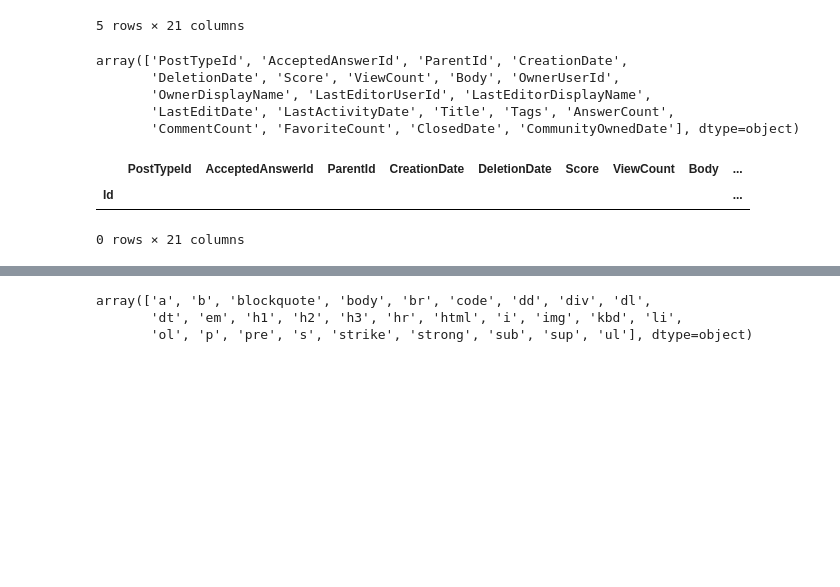
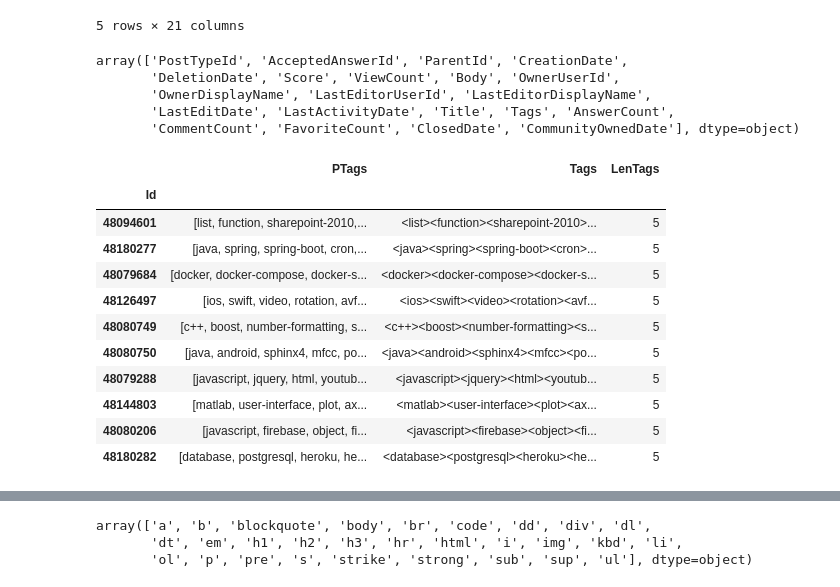
Before and after one commit to rudloffl/Tag-generator-Stackoverflow, a Jupyter notebook: Notebooks/A2 - posts exploration.ipynb, the cells around one changed output, grey strips where cells are left out. Drawn from its saved outputs; the diff is of its cells as text; code cells hidden in the pictures; blank space fills up the shorter version.

```diff
--- a/Notebooks/A2 - posts exploration.ipynb
+++ b/Notebooks/A2 - posts exploration.ipynb
@@ -33,18 +40,31 @@ postsdf.head()
 | 48046379 | 1 | NaN | NaN | 2018-01-01 00:00:32 | NaT | 0 | 390 | <p>I have a Django app with which... | ... |
 | 48046382 | 1 | NaN | NaN | 2018-01-01 00:00:52 | NaT | 0 | 44 | <p>I'm trying to implement hittes... | ... |
 5 rows × 21 columns
-# %%
-postsdf.columns.values
-# %% [output]
-array(['PostTypeId', 'AcceptedAnswerId', 'ParentId', 'CreationDate',
-       'DeletionDate', 'Score', 'ViewCount', 'Body', 'OwnerUserId',
-       'OwnerDisplayName', 'LastEditorUserId', 'LastEditorDisplayName',
-       'LastEditDate', 'LastActivityDate', 'Title', 'Tags', 'AnswerCount',
-       'CommentCount', 'FavoriteCount', 'ClosedDate', 'CommunityOwnedDate'], dtype=object)
-# %%
-postsdf[postsdf['PostTypeId'] !=1]
-# %% [output]
-|  | PostTypeId | AcceptedAnswerId | ParentId | CreationDate | DeletionDate | Score | ViewCount | Body | ... |
-| Id |  |  |  |  |  |  |  |  | ... |
-0 rows × 21 columns
+# %%
+#List of columns availabale
+postsdf.columns.values
+# %% [output]
+array(['PostTypeId', 'AcceptedAnswerId', 'ParentId', 'CreationDate',
+       'DeletionDate', 'Score', 'ViewCount', 'Body', 'OwnerUserId',
+       'OwnerDisplayName', 'LastEditorUserId', 'LastEditorDisplayName',
+       'LastEditDate', 'LastActivityDate', 'Title', 'Tags', 'AnswerCount',
+       'CommentCount', 'FavoriteCount', 'ClosedDate', 'CommunityOwnedDate'], dtype=object)
+# %%
+#Tags parsing on dataset
+postsdf['PTags'] = postsdf['Tags'].apply(lambda x: [tag.name for tag in BeautifulSoup(x, 'html.parser').find_all()])
+postsdf['LenTags'] = postsdf['PTags'].apply(lambda x: len(x))
+postsdf[['PTags', 'Tags', 'LenTags']].sort_values('LenTags', ascending = False).head(10)
+# %% [output]
+|  | PTags | Tags | LenTags |
+| Id |  |  |  |
+| 48094601 | [list, function, sharepoint-2010,... | <list><function><sharepoint-2010>... | 5 |
+| 48180277 | [java, spring, spring-boot, cron,... | <java><spring><spring-boot><cron>... | 5 |
+| 48079684 | [docker, docker-compose, docker-s... | <docker><docker-compose><docker-s... | 5 |
+| 48126497 | [ios, swift, video, rotation, avf... | <ios><swift><video><rotation><avf... | 5 |
+| 48080749 | [c++, boost, number-formatting, s... | <c++><boost><number-formatting><s... | 5 |
+| 48080750 | [java, android, sphinx4, mfcc, po... | <java><android><sphinx4><mfcc><po... | 5 |
+| 48079288 | [javascript, jquery, html, youtub... | <javascript><jquery><html><youtub... | 5 |
+| 48144803 | [matlab, user-interface, plot, ax... | <matlab><user-interface><plot><ax... | 5 |
+| 48080206 | [javascript, firebase, object, fi... | <javascript><firebase><object><fi... | 5 |
+| 48180282 | [database, postgresql, heroku, he... | <database><postgresql><heroku><he... | 5 |
 # %%
```
Also changed, not shown: parts of 36 cells of this notebook, 1 other file.
